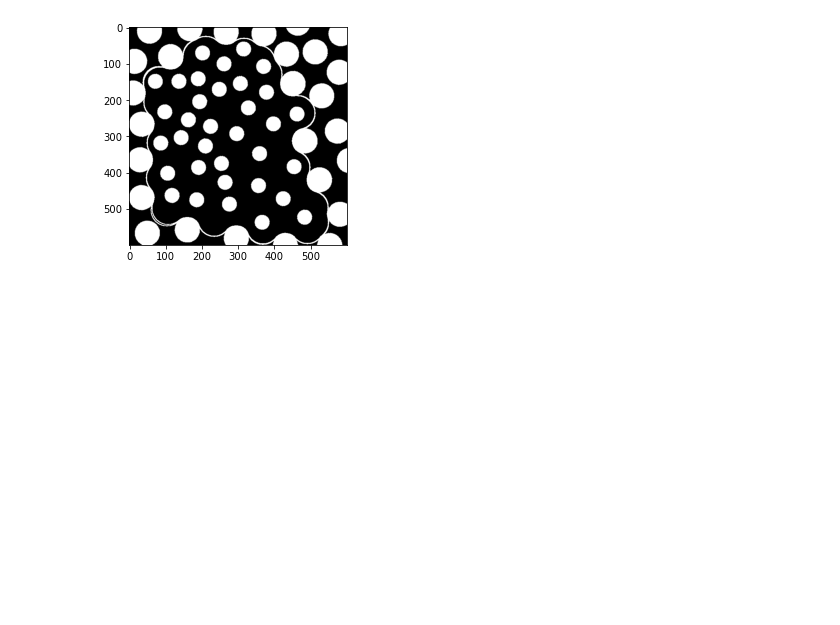
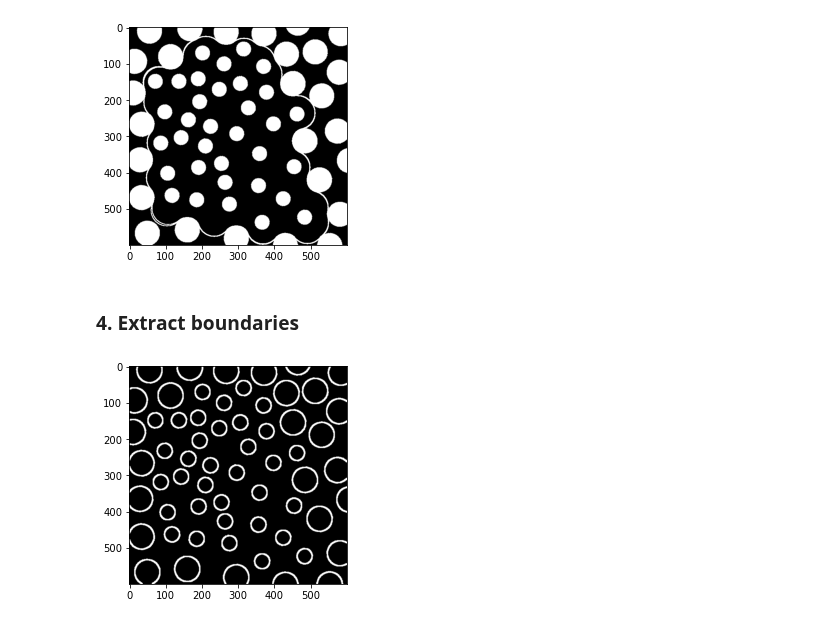
Before and after one commit to zahrasalarian/Digital-Image-Processing-for-Medical-Applications, a Jupyter notebook: HW5/pt-2.ipynb, the cells around one changed output. Drawn from its saved outputs; the diff is of its cells as text; code cells hidden in the pictures; blank space fills up the shorter version.

Commit message:
Extract boundaries.

```diff
--- a/HW5/pt-2.ipynb
+++ b/HW5/pt-2.ipynb
@@ -83,3 +83,10 @@ plt.imshow(new_circles_img, cmap='gray', vmin=0, vmax=255)
 # %% [output]
 <matplotlib.image.AxesImage at 0x...>
 [figure]
+# %% [markdown]
+### 4. Extract boundaries
+# %%
+boundary_img = dilation(circles_img, 5) - erosion(circles_img, 5)
+plt.imshow(boundary_img, cmap='gray', vmin=0, vmax=255)
+# %% [output]
+[figure, added]
```
Also changed, not shown: parts of 1 cell of this notebook.
